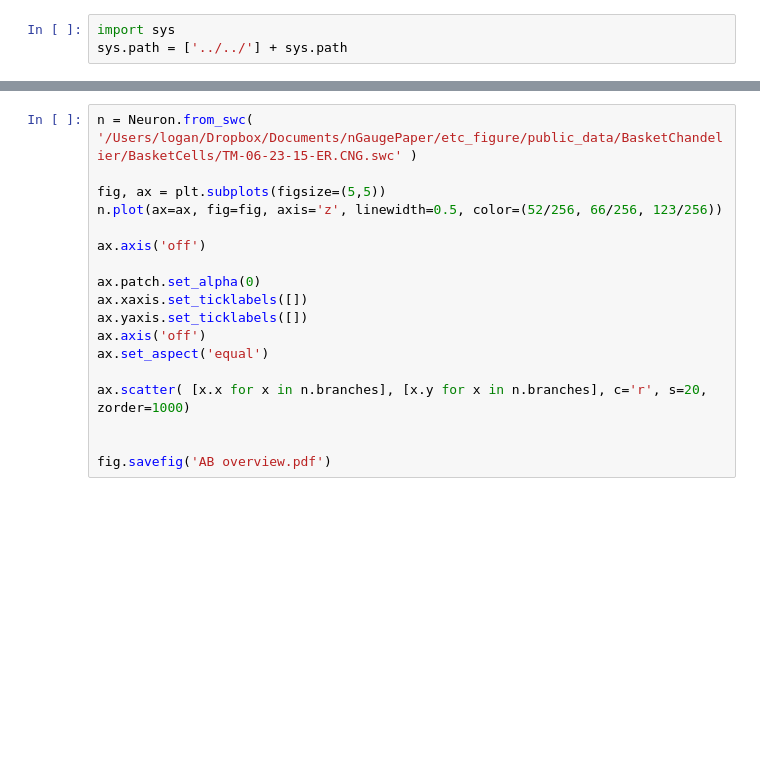
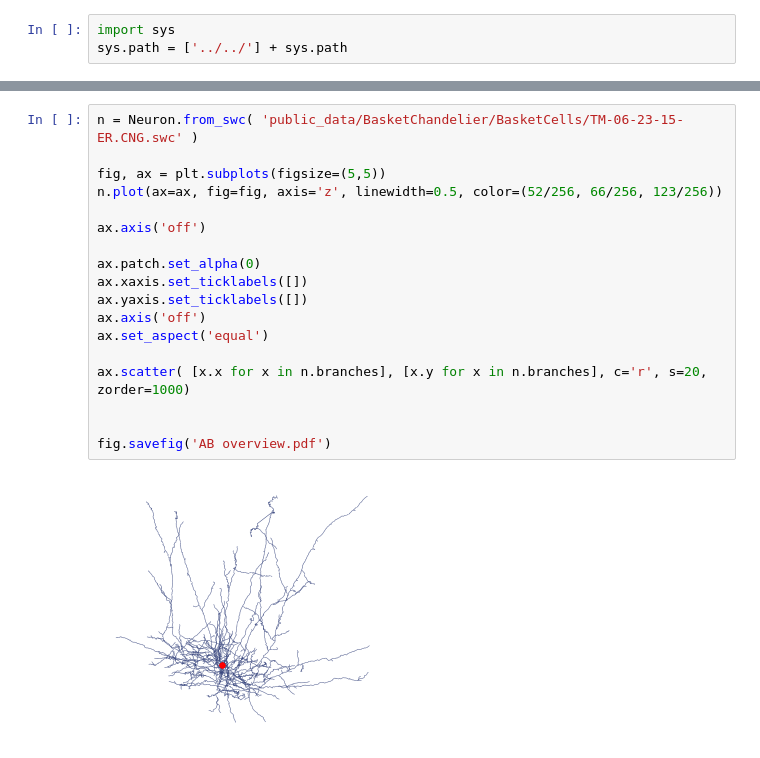
Before and after one commit to Cai-Lab-at-University-of-Michigan/nGauge, a Jupyter notebook: tutorials/histogram_figure/histogram_figure.ipynb, the cells around one changed output, grey strips where cells are left out. Drawn from its saved outputs; the diff is of its cells as text; blank space fills up the shorter version.

```diff
--- a/tutorials/histogram_figure/histogram_figure.ipynb
+++ b/tutorials/histogram_figure/histogram_figure.ipynb
@@ -87,18 +91,20 @@ fig.savefig('AAoverview.pdf')
 # %%
-n = Neuron.from_swc( '/Users/logan/Dropbox/Documents/nGaugePaper/etc_figure/public_data/BasketChandelier/BasketCells/TM-06-23-15-ER.CNG.swc' )
+n = Neuron.from_swc( 'public_data/BasketChandelier/BasketCells/TM-06-23-15-ER.CNG.swc' )
 
 fig, ax = plt.subplots(figsize=(5,5))
 n.plot(ax=ax, fig=fig, axis='z', linewidth=0.5, color=(52/256, 66/256, 123/256))
 
 ax.axis('off')
 
 ax.patch.set_alpha(0)
 ax.xaxis.set_ticklabels([])
 ax.yaxis.set_ticklabels([])
 ax.axis('off')
 ax.set_aspect('equal')
 
 ax.scatter( [x.x for x in n.branches], [x.y for x in n.branches], c='r', s=20, zorder=1000)
 
 
 fig.savefig('AB overview.pdf')
+# %% [output]
+[figure, added]
```
Also changed, not shown: parts of 12 cells of this notebook, 4 other files.
